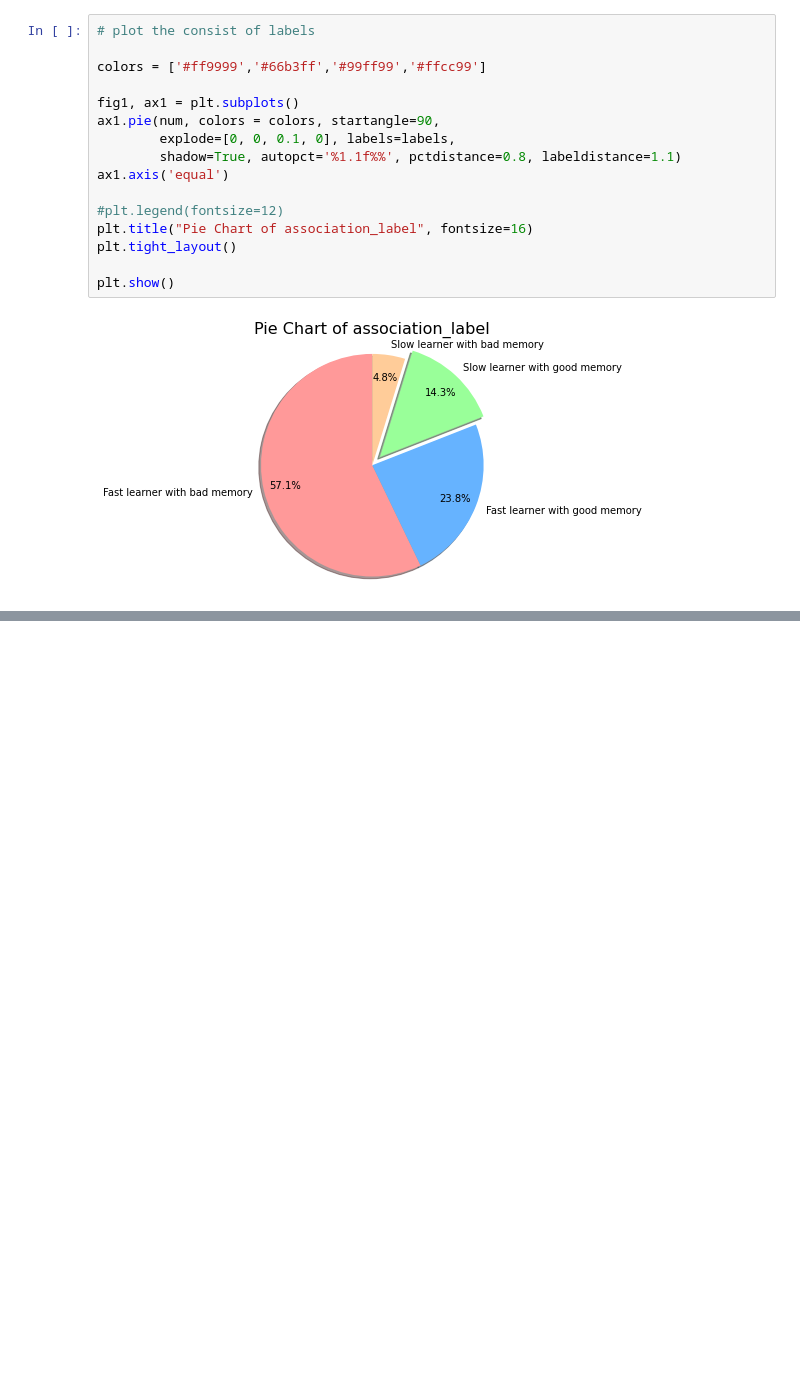
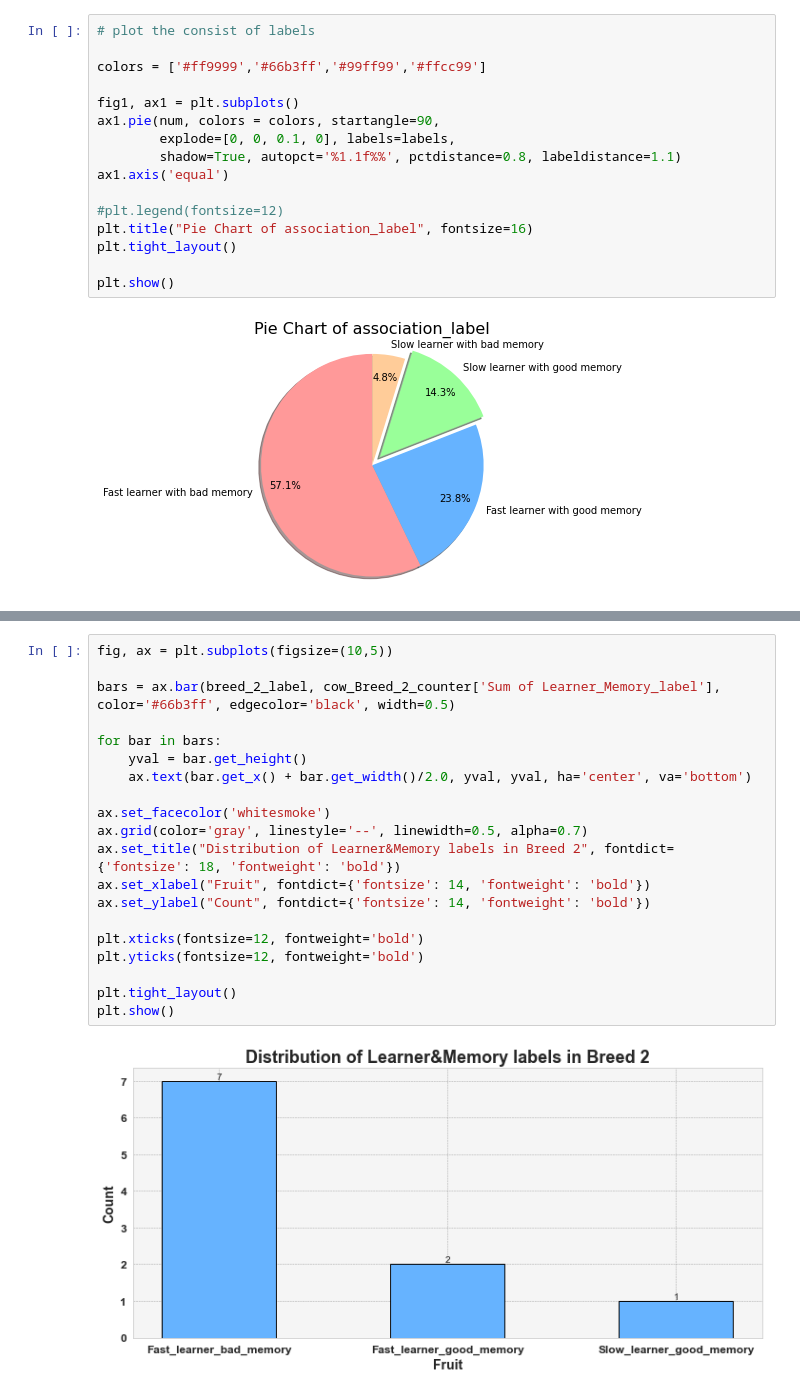
Before and after one commit to pgullstrand/Gigacow-tools, a Jupyter notebook: GP_Model/association_analysis.ipynb, the cells around one changed output, grey strips where cells are left out. Cells and saved outputs as stored; diff of their text form; blank space fills up the shorter version.

```diff
--- a/GP_Model/association_analysis.ipynb
+++ b/GP_Model/association_analysis.ipynb
@@ -70,0 +142,22 @@ plt.show()
+# %%
+fig, ax = plt.subplots(figsize=(10,5))
+
+bars = ax.bar(breed_2_label, cow_Breed_2_counter['Sum of Learner_Memory_label'], color='#66b3ff', edgecolor='black', width=0.5)
+
+for bar in bars:
+    yval = bar.get_height()
+    ax.text(bar.get_x() + bar.get_width()/2.0, yval, yval, ha='center', va='bottom')
+
+ax.set_facecolor('whitesmoke')
+ax.grid(color='gray', linestyle='--', linewidth=0.5, alpha=0.7)
+ax.set_title("Distribution of Learner&Memory labels in Breed 2", fontdict={'fontsize': 18, 'fontweight': 'bold'})
+ax.set_xlabel("Fruit", fontdict={'fontsize': 14, 'fontweight': 'bold'})
+ax.set_ylabel("Count", fontdict={'fontsize': 14, 'fontweight': 'bold'})
+
+plt.xticks(fontsize=12, fontweight='bold')
+plt.yticks(fontsize=12, fontweight='bold')
+
+plt.tight_layout()
+plt.show()
+# %% [output]
+[figure, added]
```
Also changed, not shown: parts of 4 cells of this notebook.
